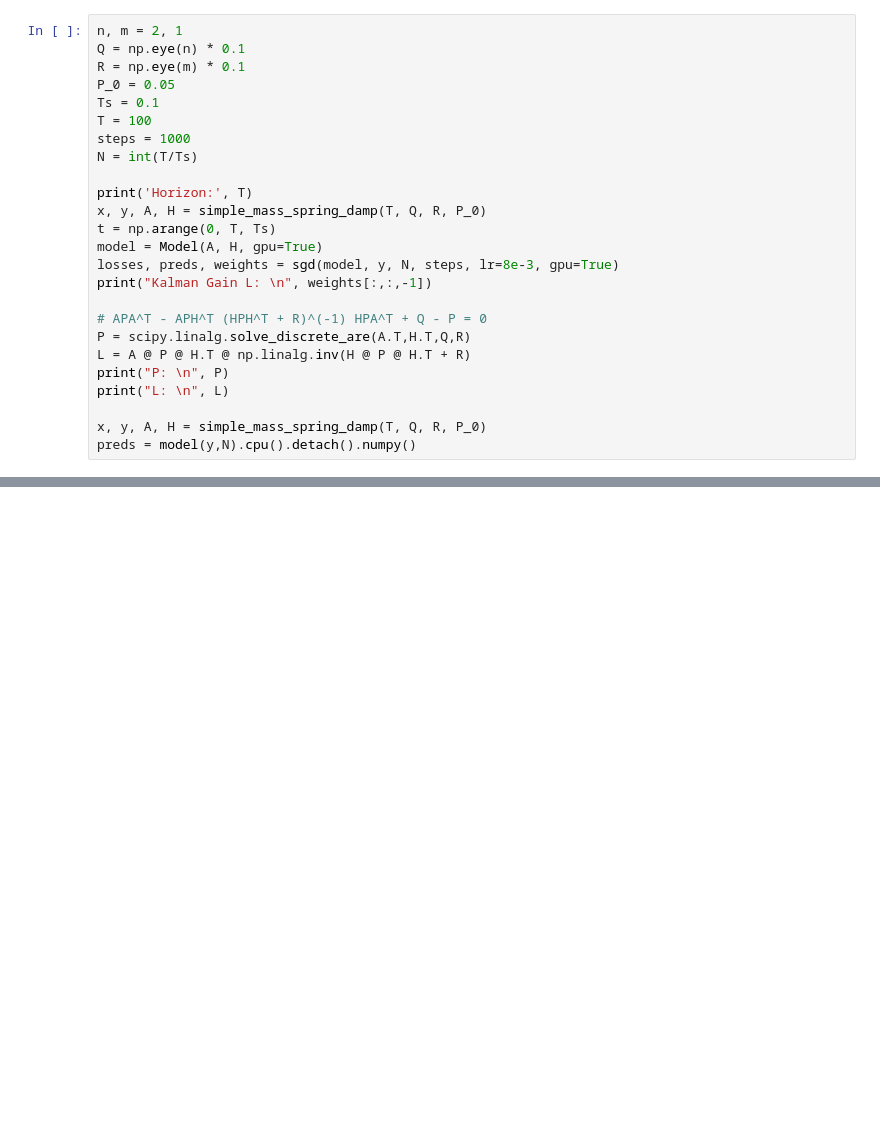
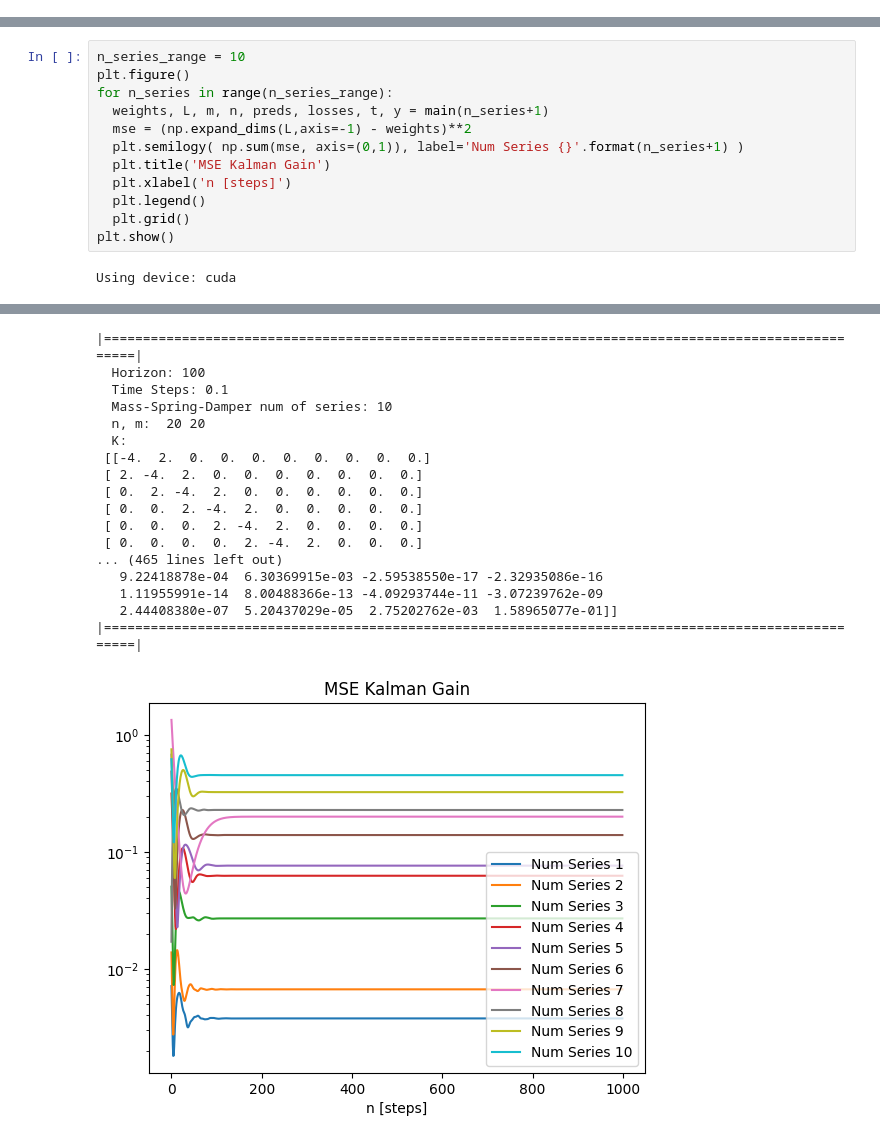
Before and after one commit to rjbaw/dd_kalman, a Jupyter notebook: examples/example.ipynb, the cells around one changed output, grey strips where cells are left out. Saved outputs shown, nothing was run; the diff lists cells and outputs as text; blank space fills up the shorter version.

```diff
--- a/examples/example.ipynb
+++ b/examples/example.ipynb
@@ -170,25 +121,0 @@ def simple_mass_spring_damp(T, Q, R, P, Ts=0.1):
-# %%
-n, m = 2, 1
-Q = np.eye(n) * 0.1
-R = np.eye(m) * 0.1
-P_0 = 0.05
-Ts = 0.1
-T = 100
-steps = 1000
-N = int(T/Ts)
-
-print('Horizon:', T)
-x, y, A, H = simple_mass_spring_damp(T, Q, R, P_0)
-t = np.arange(0, T, Ts)
-model = Model(A, H, gpu=True)
-losses, preds, weights = sgd(model, y, N, steps, lr=8e-3, gpu=True)
-print("Kalman Gain L: \n", weights[:,:,-1])
-
-# APA^T - APH^T (HPH^T + R)^(-1) HPA^T + Q - P = 0
-P = scipy.linalg.solve_discrete_are(A.T,H.T,Q,R)
-L = A @ P @ H.T @ np.linalg.inv(H @ P @ H.T + R)
-print("P: \n", P)
-print("L: \n", L)
-
-x, y, A, H = simple_mass_spring_damp(T, Q, R, P_0)
-preds = model(y,N).cpu().detach().numpy()
@@ -197,0 +250,14 @@ Using device: cuda
+# %%
+n_series_range = 10
+plt.figure()
+for n_series in range(n_series_range):
+  weights, L, m, n, preds, losses, t, y = main(n_series+1)
+  mse = (np.expand_dims(L,axis=-1) - weights)**2
+  plt.semilogy( np.sum(mse, axis=(0,1)), label='Num Series {}'.format(n_series+1) )
+  plt.title('MSE Kalman Gain')
+  plt.xlabel('n [steps]')
+  plt.legend()
+  plt.grid()
+plt.show()
+# %% [output]
+Using device: cuda
@@ -198 +417,19 @@ Using device: cuda
+|====================================================================================================|
+  Horizon: 100
+  Time Steps: 0.1
+  Mass-Spring-Damper num of series: 10
+  n, m:  20 20
+  K:
+ [[-4.  2.  0.  0.  0.  0.  0.  0.  0.  0.]
+ [ 2. -4.  2.  0.  0.  0.  0.  0.  0.  0.]
+ [ 0.  2. -4.  2.  0.  0.  0.  0.  0.  0.]
+ [ 0.  0.  2. -4.  2.  0.  0.  0.  0.  0.]
+ [ 0.  0.  0.  2. -4.  2.  0.  0.  0.  0.]
+ [ 0.  0.  0.  0.  2. -4.  2.  0.  0.  0.]
+... (465 lines left out)
+   9.22418878e-04  6.30369915e-03 -2.59538550e-17 -2.32935086e-16
+   1.11955991e-14  8.00488366e-13 -4.09293744e-11 -3.07239762e-09
+   2.44408380e-07  5.20437029e-05  2.75202762e-03  1.58965077e-01]]
+|====================================================================================================|
+[figure, added]
 # %%
```
Also changed, not shown: parts of 6 cells of this notebook, 5 other files.
